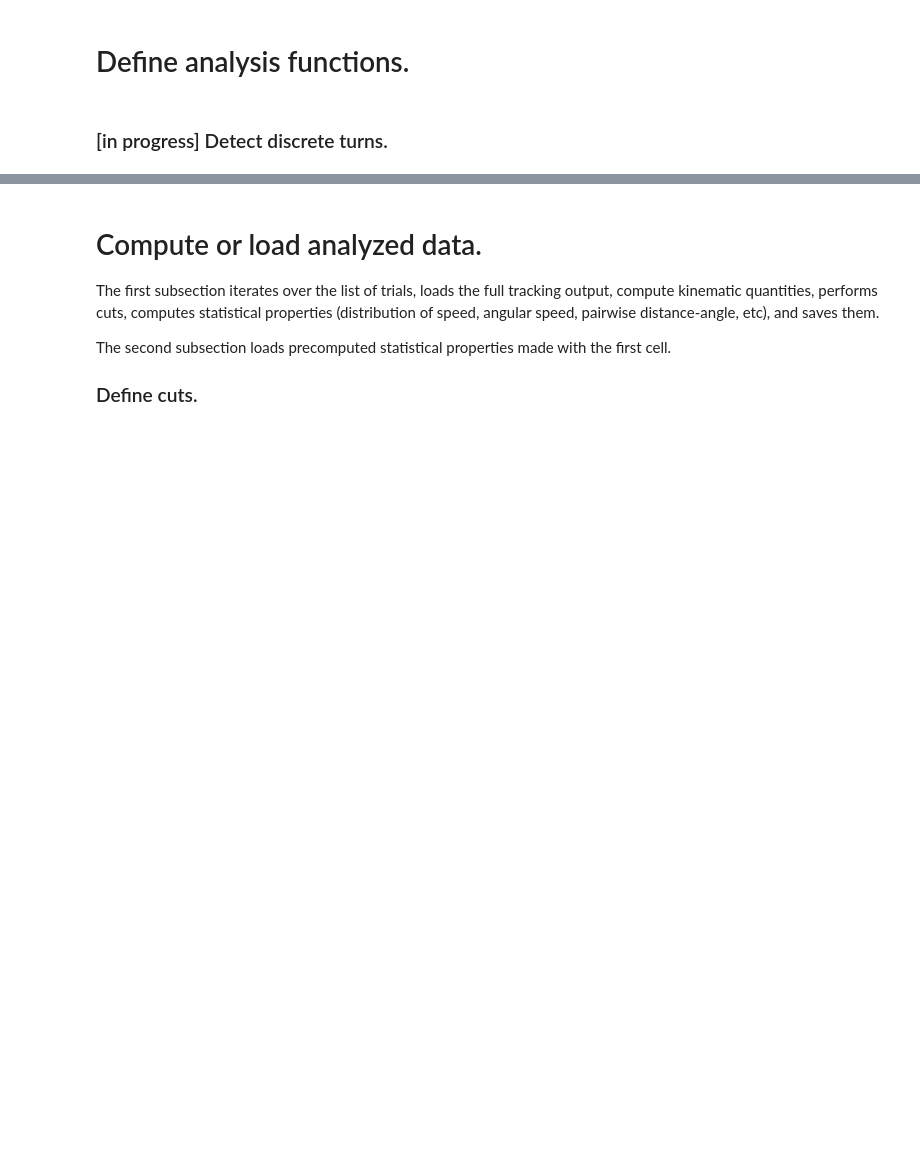
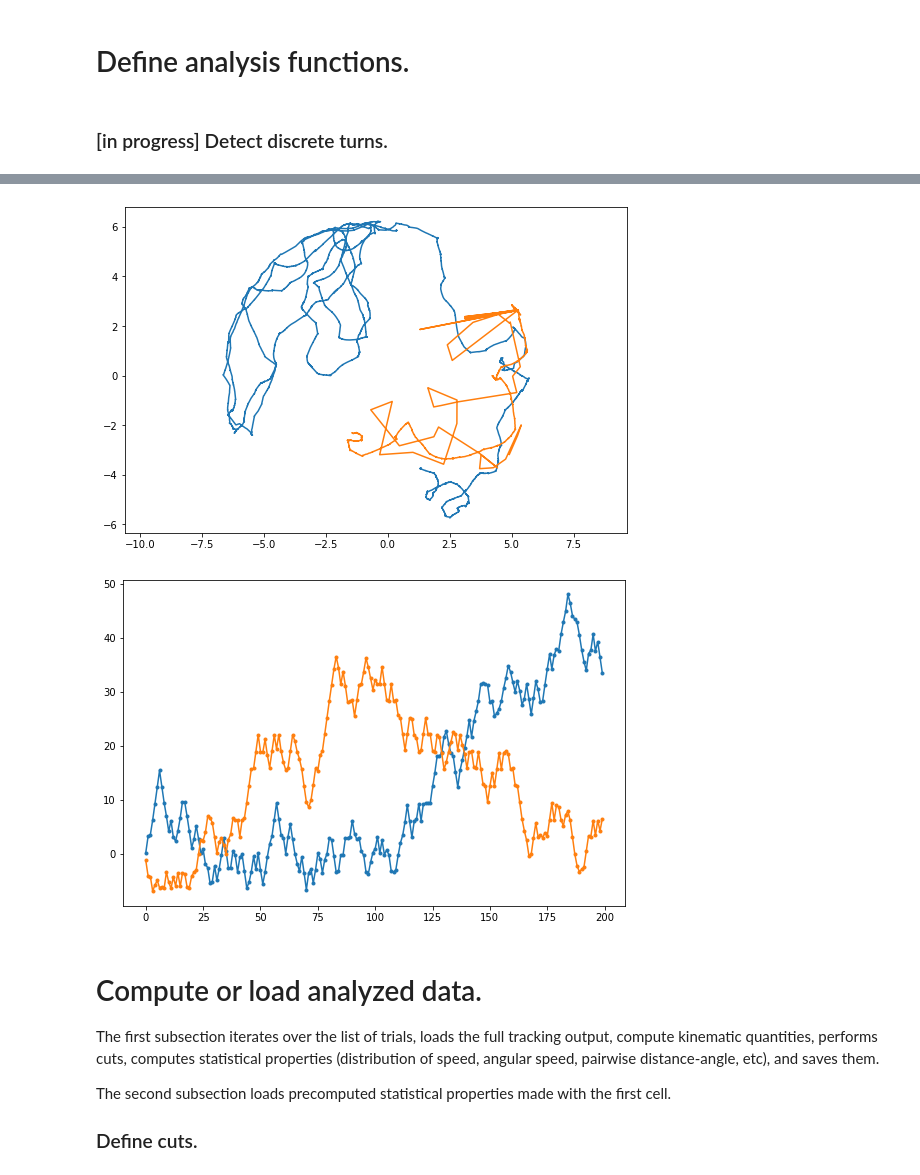
Before and after one commit to yffily/trilab-tracker, a Jupyter notebook: analyze.ipynb, the cells around one changed output, grey strips where cells are left out. Drawn from its saved outputs; the diff is of its cells as text; code cells hidden in the pictures; blank space fills up the shorter version.

```diff
--- a/analyze.ipynb
+++ b/analyze.ipynb
@@ -202,3 +278,17 @@ def compute_cuts(trial,ranges):
+# %%
+globals().update(trial)
+
+for i in range(n_ind):
+    plt.plot(*data[:,i,:2].T)
+plt.axis('equal')
+plt.show()
+
+for i in range(n_ind):
+    plt.plot(data[:200,i,2],'.-')
+plt.show()
+# %% [output]
+[figure, added]
+[figure, added]
 # %% [markdown]
 # Compute or load analyzed data.
 
```
Also changed, not shown: parts of 26 cells of this notebook, 2 other files.
